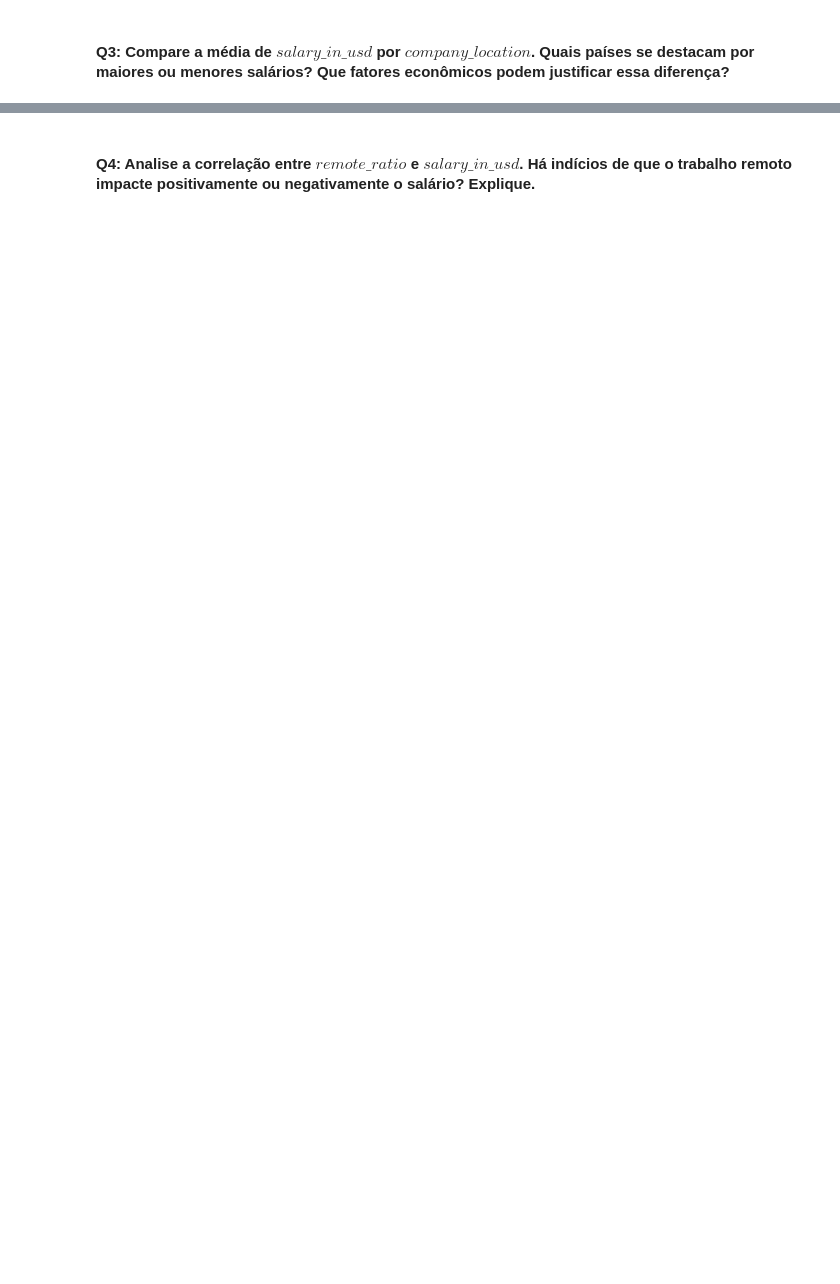
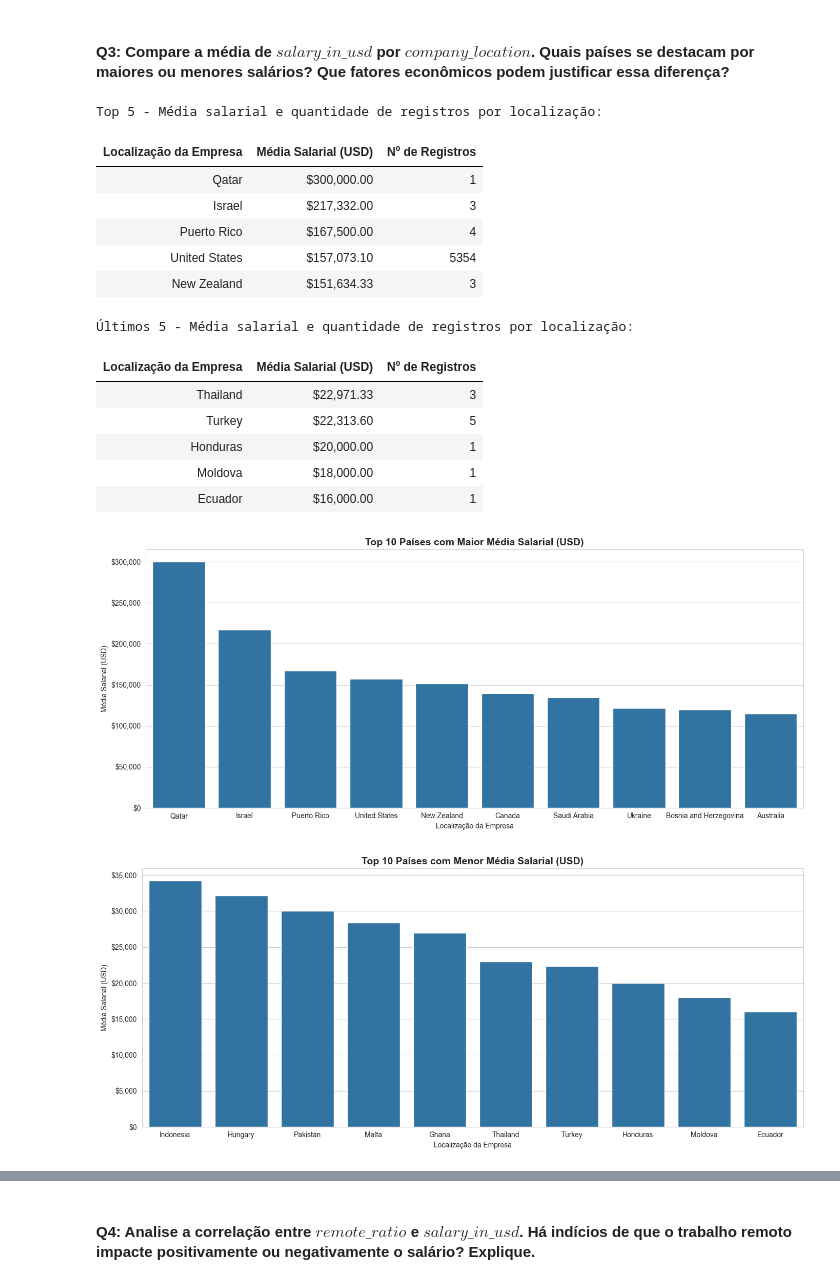
Before and after one commit to GSFutureAtWork/DataScience, a Jupyter notebook: main.ipynb, the cells around one changed output, grey strips where cells are left out. Cells and saved outputs as stored; diff of their text form; code cells hidden in the pictures; blank space fills up the shorter version.

```diff
--- a/main.ipynb
+++ b/main.ipynb
@@ -371,7 +502,7 @@ plot_boxplot_experience_by_country(df_salary_formatted, "Brazil")
 #### **Q1**: Qual é a média e o desvio-padrão do $salary\_in\_usd$ para cada categoria de $experience\_level$? Qual nível apresenta maior variabilidade salarial e o que isso indica sobre o mercado?
 # %%
 salary_stats_exp = (
-    df_salary_formatted.groupby("experience_level", observed=True)["salary_in_usd"]
+    df_salary_formatted.groupby("experience_level", observed=True)["salary"]
     .agg(["mean", "median", "std", "count"])
     .sort_values("mean", ascending=False)
 )
@@ -423,7 +562,7 @@ Isso indica que o mercado para "Mid-level" é o menos padronizado. O termo abran
 #### **Q2**: Qual tipo de contrato ($employment\_type$) apresenta maior média salarial? Essa diferença se mantém entre portes de empresa ($company\_size$)?
 # %%
 mean_salary_by_contract = (
-    df_salary_formatted.groupby("employment_type", observed=True)["salary_in_usd"]
+    df_salary_formatted.groupby("employment_type", observed=True)["salary"]
     .mean()
     .sort_values(ascending=False)
 )
@@ -434,7 +573,7 @@ display(
         .rename(
             columns={
                 "employment_type": "Tipo de Contrato",
-                "salary_in_usd": "Média Salarial (USD)",
+                "salary": "Média Salarial (USD)",
             }
         )
         .style.format({"Média Salarial (USD)": "${:,.2f}"})
@@ -445,7 +584,7 @@ display(
 
 mean_salary_by_contract_and_size = (
     df_salary_formatted.groupby(["employment_type", "company_size"], observed=True)[
-        "salary_in_usd"
+        "salary"
     ]
     .mean()
     .unstack("company_size")
@@ -473,15 +626,20 @@ No entanto, essa liderança **não se mantém** em todos os portes de empresa.
 # %% [markdown]
 #### **Q3**: Compare a média de $salary\_in\_usd$ por $company\_location$. Quais países se destacam por maiores ou menores salários? Que fatores econômicos podem justificar essa diferença?
 # %%
-mean_salary_by_location = (
-    df_salary_formatted.groupby("company_location", observed=True)["salary_in_usd"]
+all_sorted_locations = (
+    df_salary_formatted.groupby("company_location", observed=True)["salary"]
     .agg(["mean", "count"])
     .sort_values("mean", ascending=False)
 )
 
-display(
-    set_styled_caption(
-        mean_salary_by_location.reset_index()
+top_5_locations = all_sorted_locations.head(5)
+bottom_5_locations = all_sorted_locations.tail(5)
+
+
+def style_location_df(df):
+    """Aplica a formatação de estilo ao DataFrame de localização."""
+    return (
+        df.reset_index()
         .rename(
             columns={
                 "company_location": "Localização da Empresa",
@@ -490,46 +648,75 @@ display(
             }
         )
         .style.format({"Média Salarial (USD)": "${:,.2f}", "Nº de Registros": "{:d}"})
-        .hide(axis="index"),
-        "Média salarial e quantidade de registros por localização da empresa:",
+        .hide(axis="index")
+    )
+
+
+display(
+    set_styled_caption(
+        style_location_df(top_5_locations),
+        "Top 5 - Média salarial e quantidade de registros por localização:",
+    )
+)
+display(
+    set_styled_caption(
+        style_location_df(bottom_5_locations),
+        "Últimos 5 - Média salarial e quantidade de registros por localização:",
     )
 )
 
 plt.figure(figsize=(14, 6))
 top_n = 10
 sns.barplot(
-    data=mean_salary_by_location.head(top_n).reset_index(),
+    data=all_sorted_locations.head(top_n).reset_index(),
     x="company_location",
     y="mean",
-    order=mean_salary_by_location.head(top_n).index,
+    order=all_sorted_locations.head(top_n).index,
 )
 plt.title(
     f"Top {top_n} Países com Maior Média Salarial (USD)", fontsize=14, fontweight="bold"
 )
 plt.xlabel("Localização da Empresa")
 plt.ylabel("Média Salarial (USD)")
 ax = plt.gca()
-ax.yaxis.set_major_formatter(usd_graph_formatter)
+ax.yaxis.set_major_formatter(currency_graph_formatter)
 plt.tight_layout()
 plt.show()
 
 plt.figure(figsize=(14, 6))
 bottom_n = 10
 sns.barplot(
-    data=mean_salary_by_location.tail(bottom_n).reset_index(),
+    data=all_sorted_locations.tail(bottom_n).reset_index(),
     x="company_location",
     y="mean",
-    order=mean_salary_by_location.tail(bottom_n).index,
+    order=all_sorted_locations.tail(bottom_n).index,
 )
 plt.title(
     f"Top {bottom_n} Países com Menor Média Salarial (USD)",
     fontsize=14,
     fontweight="bold",
 )
 plt.xlabel("Localização da Empresa")
 plt.ylabel("Média Salarial (USD)")
 ax = plt.gca()
-ax.yaxis.set_major_formatter(usd_graph_formatter)
+ax.yaxis.set_major_formatter(currency_graph_formatter)
 plt.tight_layout()
 plt.show()
+# %% [output]
+Top 5 - Média salarial e quantidade de registros por localização:
+| Localização da Empresa | Média Salarial (USD) | Nº de Registros |
+| Qatar | $300,000.00 | 1 |
+| Israel | $217,332.00 | 3 |
+| Puerto Rico | $167,500.00 | 4 |
+| United States | $157,073.10 | 5354 |
+| New Zealand | $151,634.33 | 3 |
+Últimos 5 - Média salarial e quantidade de registros por localização:
+| Localização da Empresa | Média Salarial (USD) | Nº de Registros |
+| Thailand | $22,971.33 | 3 |
+| Turkey | $22,313.60 | 5 |
+| Honduras | $20,000.00 | 1 |
+| Moldova | $18,000.00 | 1 |
+| Ecuador | $16,000.00 | 1 |
+[figure, added]
+[figure, added]
 # %% [markdown]
```
Also changed, not shown: parts of 53 cells of this notebook, 12 other files.
